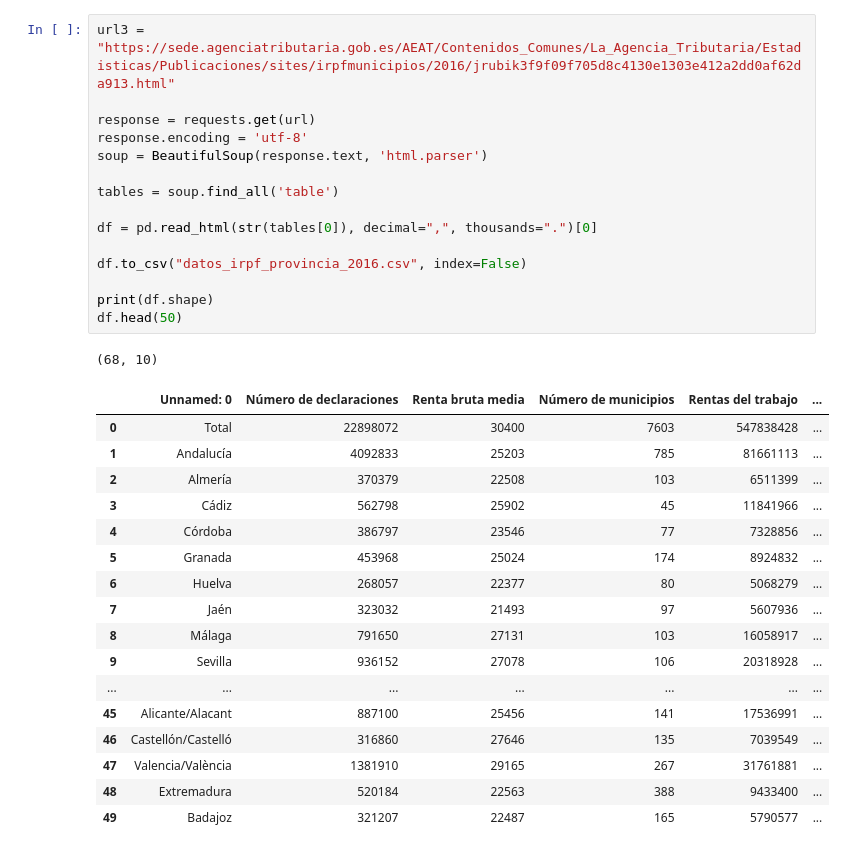
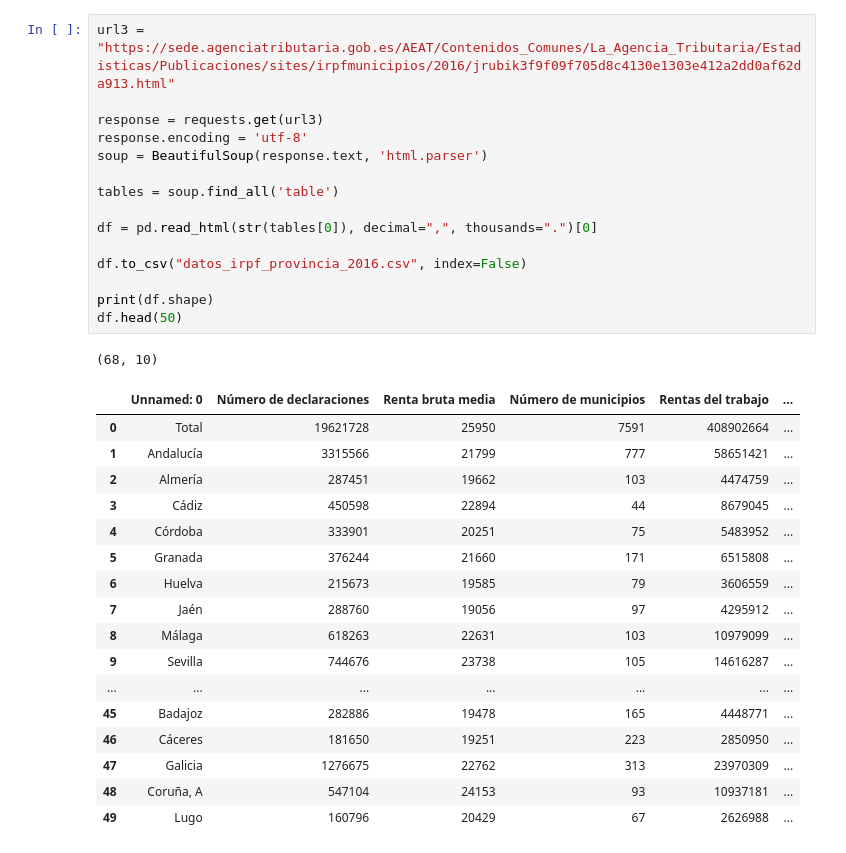
Before and after one commit to UnaiFam/PROYECTO-EUROPA, a Jupyter notebook: Datos renta por provincia.ipynb, the cells around one changed output. Saved outputs shown, nothing was run; the diff lists cells and outputs as text.

```diff
--- a/Datos renta por provincia.ipynb
+++ b/Datos renta por provincia.ipynb
@@ -73,34 +73,34 @@ df.head(50)
 # %%
 url3 = "https://sede.agenciatributaria.gob.es/AEAT/Contenidos_Comunes/La_Agencia_Tributaria/Estadisticas/Publicaciones/sites/irpfmunicipios/2016/jrubik3f9f09f705d8c4130e1303e412a2dd0af62da913.html"
 
-response = requests.get(url)
+response = requests.get(url3)
 response.encoding = 'utf-8'
 soup = BeautifulSoup(response.text, 'html.parser')
 
 tables = soup.find_all('table')
 
 df = pd.read_html(str(tables[0]), decimal=",", thousands=".")[0]
 
 df.to_csv("datos_irpf_provincia_2016.csv", index=False)
 
 print(df.shape)
 df.head(50)
 # %% [output]
 (68, 10)
 |  | Unnamed: 0 | Número de declaraciones | Renta bruta media | Número de municipios | Rentas del trabajo | ... |
-| 0 | Total | 22898072 | 30400 | 7603 | 547838428 | ... |
-| 1 | Andalucía | 4092833 | 25203 | 785 | 81661113 | ... |
-| 2 | Almería | 370379 | 22508 | 103 | 6511399 | ... |
-| 3 | Cádiz | 562798 | 25902 | 45 | 11841966 | ... |
-| 4 | Córdoba | 386797 | 23546 | 77 | 7328856 | ... |
-| 5 | Granada | 453968 | 25024 | 174 | 8924832 | ... |
-| 6 | Huelva | 268057 | 22377 | 80 | 5068279 | ... |
-| 7 | Jaén | 323032 | 21493 | 97 | 5607936 | ... |
-| 8 | Málaga | 791650 | 27131 | 103 | 16058917 | ... |
-| 9 | Sevilla | 936152 | 27078 | 106 | 20318928 | ... |
+| 0 | Total | 19621728 | 25950 | 7591 | 408902664 | ... |
+| 1 | Andalucía | 3315566 | 21799 | 777 | 58651421 | ... |
+| 2 | Almería | 287451 | 19662 | 103 | 4474759 | ... |
+| 3 | Cádiz | 450598 | 22894 | 44 | 8679045 | ... |
+| 4 | Córdoba | 333901 | 20251 | 75 | 5483952 | ... |
+| 5 | Granada | 376244 | 21660 | 171 | 6515808 | ... |
+| 6 | Huelva | 215673 | 19585 | 79 | 3606559 | ... |
+| 7 | Jaén | 288760 | 19056 | 97 | 4295912 | ... |
+| 8 | Málaga | 618263 | 22631 | 103 | 10979099 | ... |
+| 9 | Sevilla | 744676 | 23738 | 105 | 14616287 | ... |
 | ... | ... | ... | ... | ... | ... | ... |
-| 45 | Alicante/Alacant | 887100 | 25456 | 141 | 17536991 | ... |
-| 46 | Castellón/Castelló | 316860 | 27646 | 135 | 7039549 | ... |
-| 47 | Valencia/València | 1381910 | 29165 | 267 | 31761881 | ... |
-| 48 | Extremadura | 520184 | 22563 | 388 | 9433400 | ... |
-| 49 | Badajoz | 321207 | 22487 | 165 | 5790577 | ... |
+| 45 | Badajoz | 282886 | 19478 | 165 | 4448771 | ... |
+| 46 | Cáceres | 181650 | 19251 | 223 | 2850950 | ... |
+| 47 | Galicia | 1276675 | 22762 | 313 | 23970309 | ... |
+| 48 | Coruña, A | 547104 | 24153 | 93 | 10937181 | ... |
+| 49 | Lugo | 160796 | 20429 | 67 | 2626988 | ... |
```
Also changed, not shown: parts of 2 cells of this notebook, 4 other files.
